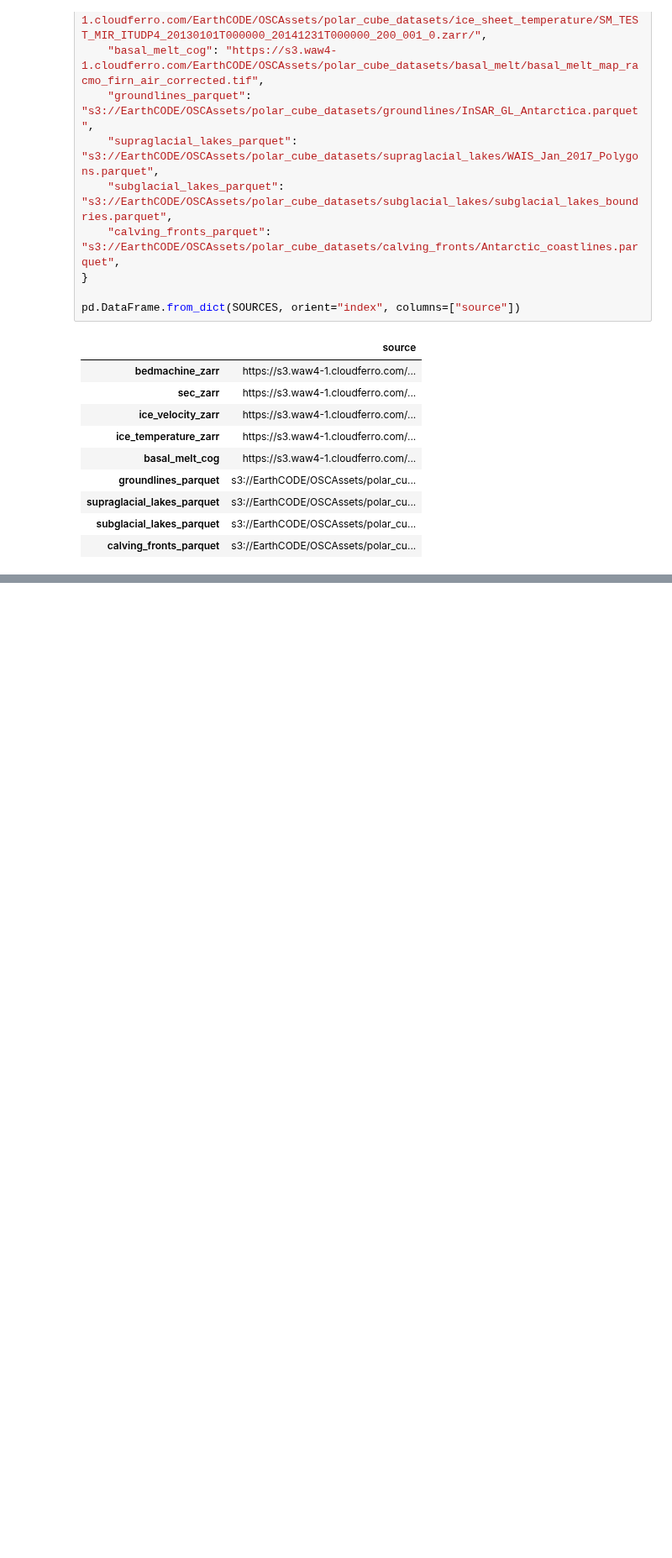
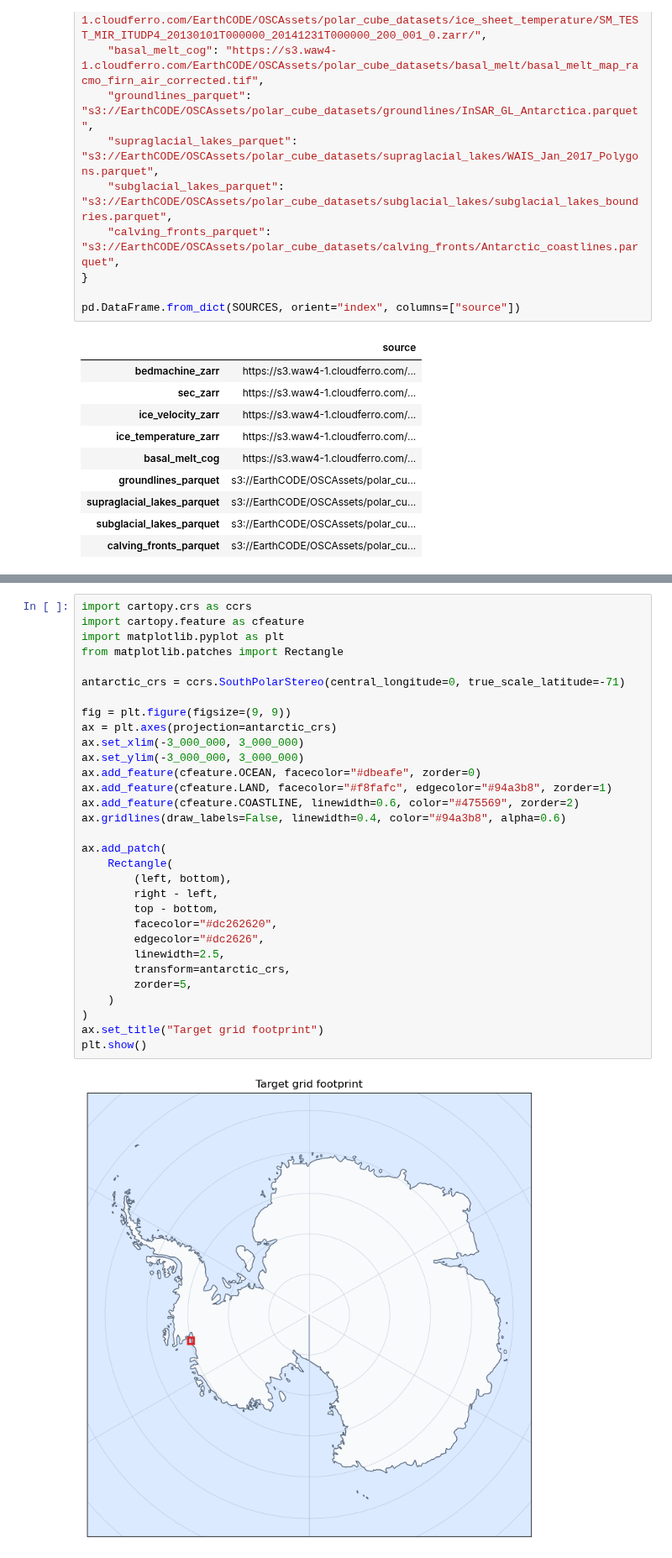
Before and after one commit to ESA-EarthCODE/polar_hackathon, a Jupyter notebook: 2_Datacube/2_build_single_cube_demo.ipynb, the cells around one changed output, grey strips where cells are left out. Shown at 84% size. Cells and saved outputs as stored; diff of their text form; blank space fills up the shorter version.

```diff
--- a/2_Datacube/2_build_single_cube_demo.ipynb
+++ b/2_Datacube/2_build_single_cube_demo.ipynb
@@ -1048,0 +117,33 @@ plt.show()
+# %%
+import cartopy.crs as ccrs
+import cartopy.feature as cfeature
+import matplotlib.pyplot as plt
+from matplotlib.patches import Rectangle
+
+antarctic_crs = ccrs.SouthPolarStereo(central_longitude=0, true_scale_latitude=-71)
+
+fig = plt.figure(figsize=(9, 9))
+ax = plt.axes(projection=antarctic_crs)
+ax.set_xlim(-3_000_000, 3_000_000)
+ax.set_ylim(-3_000_000, 3_000_000)
+ax.add_feature(cfeature.OCEAN, facecolor="#dbeafe", zorder=0)
+ax.add_feature(cfeature.LAND, facecolor="#f8fafc", edgecolor="#94a3b8", zorder=1)
+ax.add_feature(cfeature.COASTLINE, linewidth=0.6, color="#475569", zorder=2)
+ax.gridlines(draw_labels=False, linewidth=0.4, color="#94a3b8", alpha=0.6)
+
+ax.add_patch(
+    Rectangle(
+        (left, bottom),
+        right - left,
+        top - bottom,
+        facecolor="#dc262620",
+        edgecolor="#dc2626",
+        linewidth=2.5,
+        transform=antarctic_crs,
+        zorder=5,
+    )
+)
+ax.set_title("Target grid footprint")
+plt.show()
+# %% [output]
+[figure, added]
```
Also changed, not shown: parts of 64 cells of this notebook.
